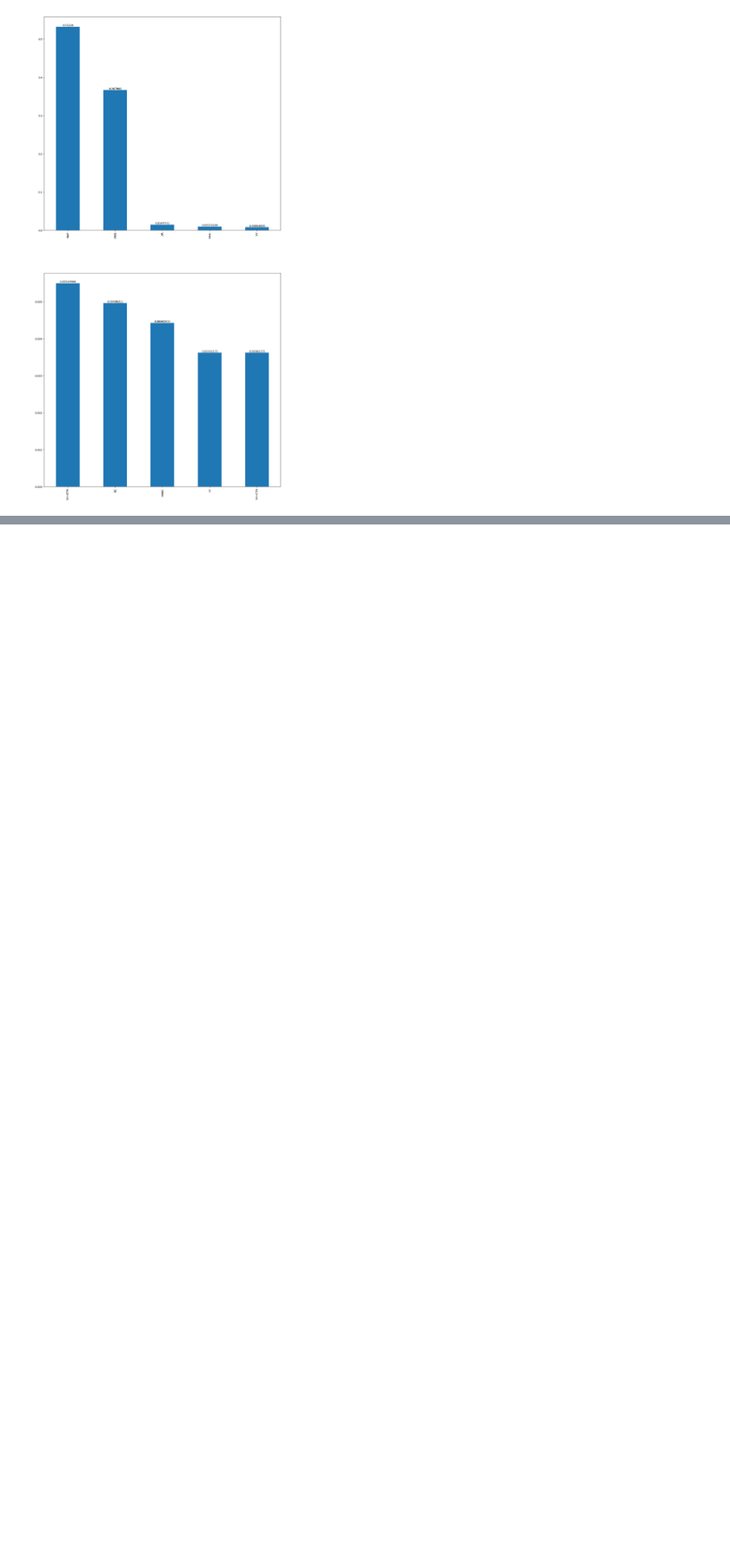
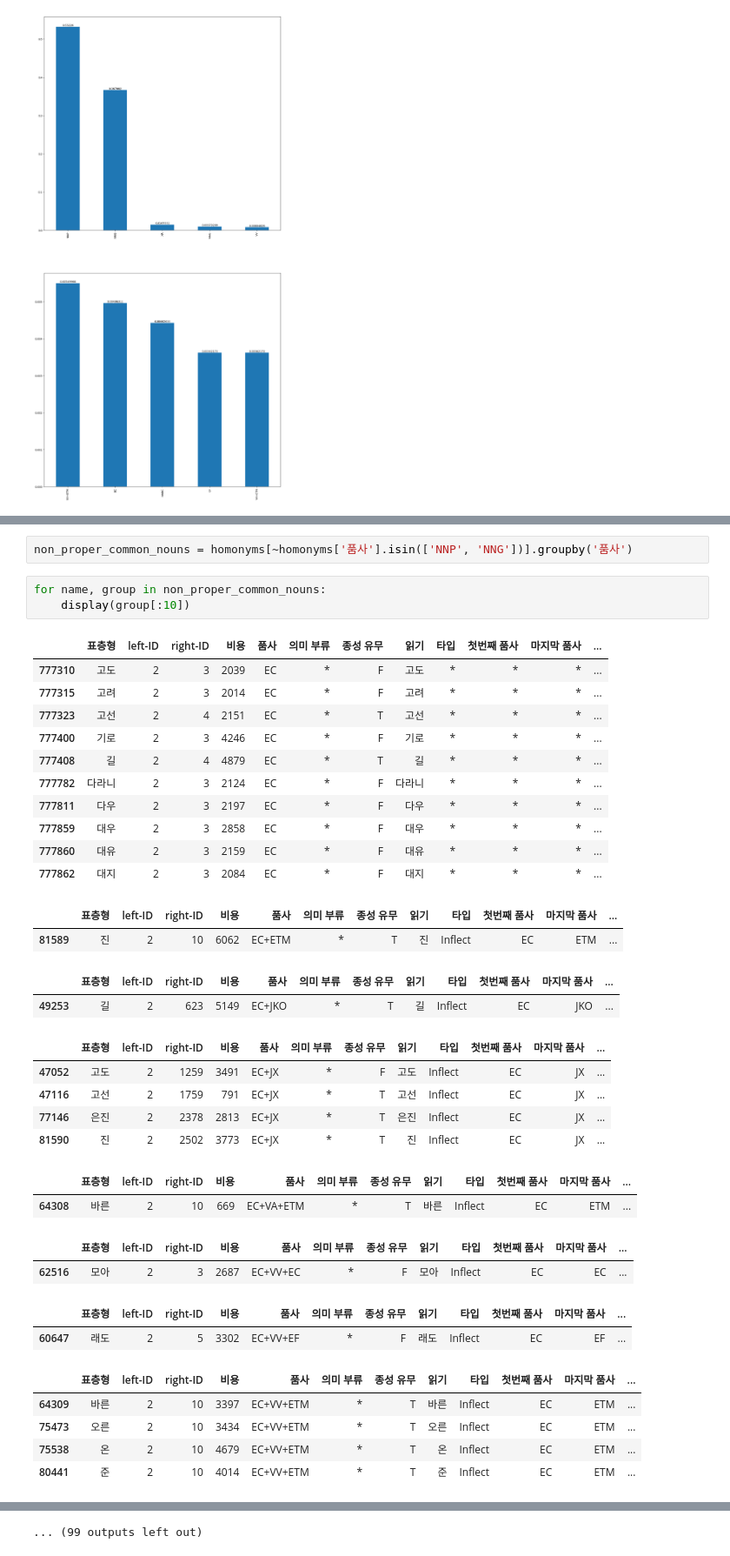
Before and after one commit to swoook/FinNER, a Jupyter notebook: examples/01_motivation/notebook.ipynb, the cells around one changed output, grey strips where cells are left out. Shown at 87% size. Saved outputs shown, nothing was run; the diff lists cells and outputs as text; blank space fills up the shorter version.

```diff
--- a/examples/01_motivation/notebook.ipynb
+++ b/examples/01_motivation/notebook.ipynb
@@ -206,0 +236,37 @@ for idx in range(num_images):
+# %%
+non_proper_common_nouns = homonyms[~homonyms['품사'].isin(['NNP', 'NNG'])].groupby('품사')
+# %%
+for name, group in non_proper_common_nouns:
+    display(group[:10])
+# %% [output]
+|  | 표층형 | left-ID | right-ID | 비용 | 품사 | 의미 부류 | 종성 유무 | 읽기 | 타입 | 첫번째 품사 | 마지막 품사 | ... |
+| 777310 | 고도 | 2 | 3 | 2039 | EC | * | F | 고도 | * | * | * | ... |
+| 777315 | 고려 | 2 | 3 | 2014 | EC | * | F | 고려 | * | * | * | ... |
+| 777323 | 고선 | 2 | 4 | 2151 | EC | * | T | 고선 | * | * | * | ... |
+| 777400 | 기로 | 2 | 3 | 4246 | EC | * | F | 기로 | * | * | * | ... |
+| 777408 | 길 | 2 | 4 | 4879 | EC | * | T | 길 | * | * | * | ... |
+| 777782 | 다라니 | 2 | 3 | 2124 | EC | * | F | 다라니 | * | * | * | ... |
+| 777811 | 다우 | 2 | 3 | 2197 | EC | * | F | 다우 | * | * | * | ... |
+| 777859 | 대우 | 2 | 3 | 2858 | EC | * | F | 대우 | * | * | * | ... |
+| 777860 | 대유 | 2 | 3 | 2159 | EC | * | F | 대유 | * | * | * | ... |
+| 777862 | 대지 | 2 | 3 | 2084 | EC | * | F | 대지 | * | * | * | ... |
+|  | 표층형 | left-ID | right-ID | 비용 | 품사 | 의미 부류 | 종성 유무 | 읽기 | 타입 | 첫번째 품사 | 마지막 품사 | ... |
+| 81589 | 진 | 2 | 10 | 6062 | EC+ETM | * | T | 진 | Inflect | EC | ETM | ... |
+|  | 표층형 | left-ID | right-ID | 비용 | 품사 | 의미 부류 | 종성 유무 | 읽기 | 타입 | 첫번째 품사 | 마지막 품사 | ... |
+| 49253 | 길 | 2 | 623 | 5149 | EC+JKO | * | T | 길 | Inflect | EC | JKO | ... |
+|  | 표층형 | left-ID | right-ID | 비용 | 품사 | 의미 부류 | 종성 유무 | 읽기 | 타입 | 첫번째 품사 | 마지막 품사 | ... |
+| 47052 | 고도 | 2 | 1259 | 3491 | EC+JX | * | F | 고도 | Inflect | EC | JX | ... |
+| 47116 | 고선 | 2 | 1759 | 791 | EC+JX | * | T | 고선 | Inflect | EC | JX | ... |
+| 77146 | 은진 | 2 | 2378 | 2813 | EC+JX | * | T | 은진 | Inflect | EC | JX | ... |
+| 81590 | 진 | 2 | 2502 | 3773 | EC+JX | * | T | 진 | Inflect | EC | JX | ... |
+|  | 표층형 | left-ID | right-ID | 비용 | 품사 | 의미 부류 | 종성 유무 | 읽기 | 타입 | 첫번째 품사 | 마지막 품사 | ... |
+| 64308 | 바른 | 2 | 10 | 669 | EC+VA+ETM | * | T | 바른 | Inflect | EC | ETM | ... |
+|  | 표층형 | left-ID | right-ID | 비용 | 품사 | 의미 부류 | 종성 유무 | 읽기 | 타입 | 첫번째 품사 | 마지막 품사 | ... |
+| 62516 | 모아 | 2 | 3 | 2687 | EC+VV+EC | * | F | 모아 | Inflect | EC | EC | ... |
+|  | 표층형 | left-ID | right-ID | 비용 | 품사 | 의미 부류 | 종성 유무 | 읽기 | 타입 | 첫번째 품사 | 마지막 품사 | ... |
+| 60647 | 래도 | 2 | 5 | 3302 | EC+VV+EF | * | F | 래도 | Inflect | EC | EF | ... |
+|  | 표층형 | left-ID | right-ID | 비용 | 품사 | 의미 부류 | 종성 유무 | 읽기 | 타입 | 첫번째 품사 | 마지막 품사 | ... |
+| 64309 | 바른 | 2 | 10 | 3397 | EC+VV+ETM | * | T | 바른 | Inflect | EC | ETM | ... |
+| 75473 | 오른 | 2 | 10 | 3434 | EC+VV+ETM | * | T | 오른 | Inflect | EC | ETM | ... |
+| 75538 | 온 | 2 | 10 | 4679 | EC+VV+ETM | * | T | 온 | Inflect | EC | ETM | ... |
+| 80441 | 준 | 2 | 10 | 4014 | EC+VV+ETM | * | T | 준 | Inflect | EC | ETM | ... |
@@ -207 +297,2 @@ for idx in range(num_images):
+... (99 outputs left out)
 # %% [markdown]
```
Also changed, not shown: parts of 15 cells of this notebook, 1 other file.
